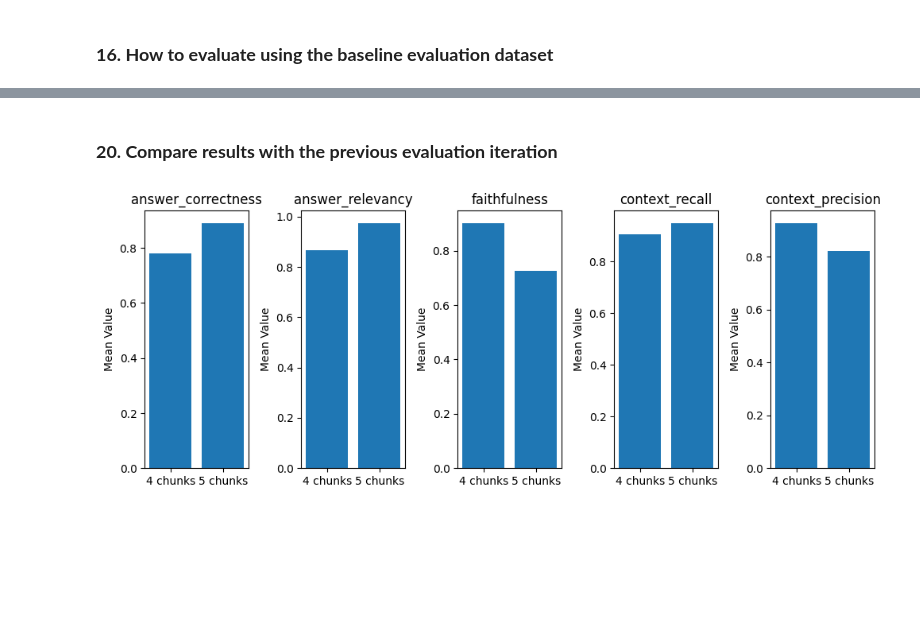
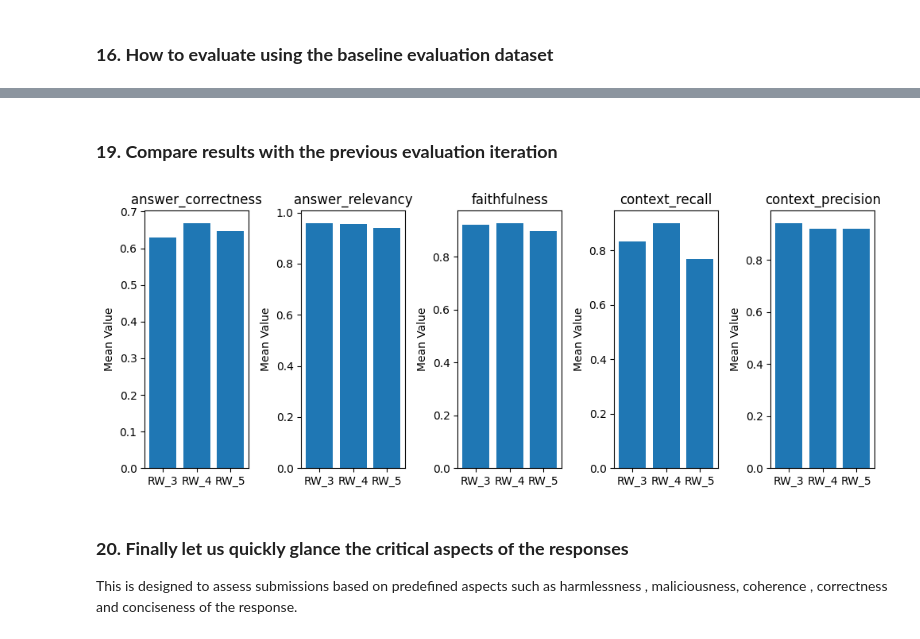
Before and after one commit to qdrant/qdrant-rag-eval, a Jupyter notebook: workshop-rag-eval-qdrant-ragas/notebook/naive_rag_eval_qdrant_ragas.ipynb, the cells around one changed output, grey strips where cells are left out. Saved outputs shown, nothing was run; the diff lists cells and outputs as text; code cells hidden in the pictures; blank space fills up the shorter version.

Commit message:
adding dependencies for viz and adding example of aspect critic in the notebook (#11)

```diff
--- a/workshop-rag-eval-qdrant-ragas/notebook/naive_rag_eval_qdrant_ragas.ipynb
+++ b/workshop-rag-eval-qdrant-ragas/notebook/naive_rag_eval_qdrant_ragas.ipynb
@@ -712,0 +695,8 @@ evaluation_result_df_chunk_5.head(20)
+# %%
+#rag_response_data
+
+## The dataset used to evaluate RAG using RAGAS
+## Note this is the dataset needed for evaluation hence has to be recreated everytime changes to RAG config is made
+rag_response_dataset_512_5 = Dataset.from_dict(rag_eval_dataset_512_5)
+## Saving the evaluation dataset offline
+rag_response_dataset_512_5.to_csv('rag_response_512_5.csv')
@@ -712,0 +721,15 @@ evaluation_result_df_chunk_5.head(20)
+# %%
+result_512_5 = evaluate(
+        rag_response_dataset_512_5,
+        metrics=[
+            answer_correctness,
+            answer_relevancy,
+            faithfulness,
+            context_recall,
+            context_precision
+        ],
+       raise_exceptions=False
+    )
+# %%
+evaluation_result_df_512_5 = result_512_5.to_pandas()
+evaluation_result_df_512_5.iloc[:10]
@@ -713,11 +748,11 @@ evaluation_result_df_chunk_5.head(20)
 # %% [markdown]
-### **20. Compare results with the previous evaluation iteration**
+### **19. Compare results with the previous evaluation iteration**
 # %%
 ## Result comparison
 import pandas as pd
 import matplotlib.pyplot as plt
 
-def compare_dataframes(df1, df2):
+def compare_dataframes(df1, df2 , df3):
     # Extract the specified columns from both dataframes
     headers = ['answer_correctness', 'answer_relevancy', 'faithfulness', 'context_recall', 'context_precision']
 
@@ -727,7 +762,7 @@ def compare_dataframes(df1, df2):
     # Plot bar plots for each header
     for i, header in enumerate(headers):
         ax = axes[i]
-        ax.bar(['4 chunks', '5 chunks'], [df1[header].mean(), df2[header].mean()])
+        ax.bar(['RW_3','RW_4', 'RW_5'], [df1[header].mean(), df2[header].mean(), df3[header].mean()])
         ax.set_title(header)
         ax.set_ylabel('Mean Value')
 
@@ -741,5 +774,8 @@ def compare_dataframes(df1, df2):
 # %%
 # Example result comparison:
-compare_dataframes(evaluation_result_df_512, evaluation_result_df_chunk_5)
+compare_dataframes(evaluation_result_df_512_3, evaluation_result_df_512_4, evaluation_result_df_512_5)
 # %% [output]
-[figure, old version]
+[figure, new version]
+# %% [markdown]
+### **20. Finally let us quickly glance the critical aspects of the responses**
+This is designed to assess submissions based on predefined aspects such as harmlessness , maliciousness, coherence , correctness and conciseness of the response.
```
Also changed, not shown: parts of 47 cells of this notebook, 1 other file.
